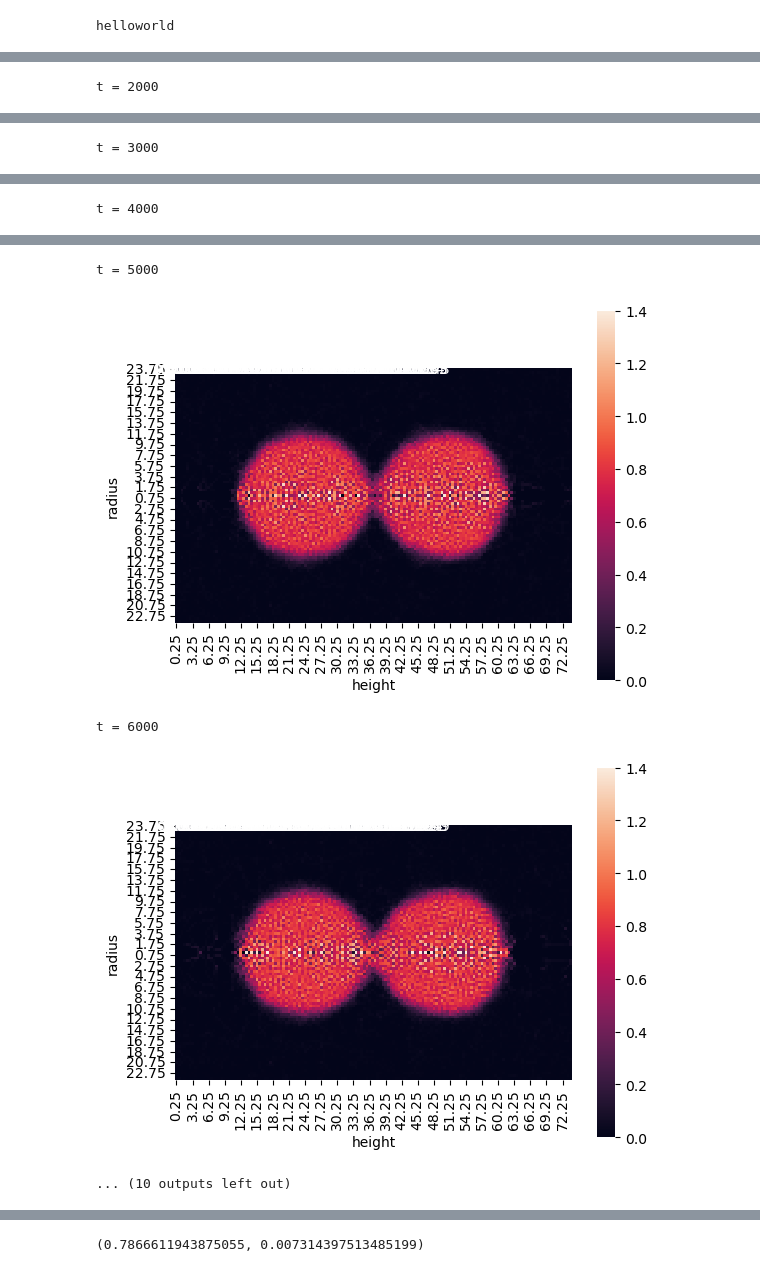
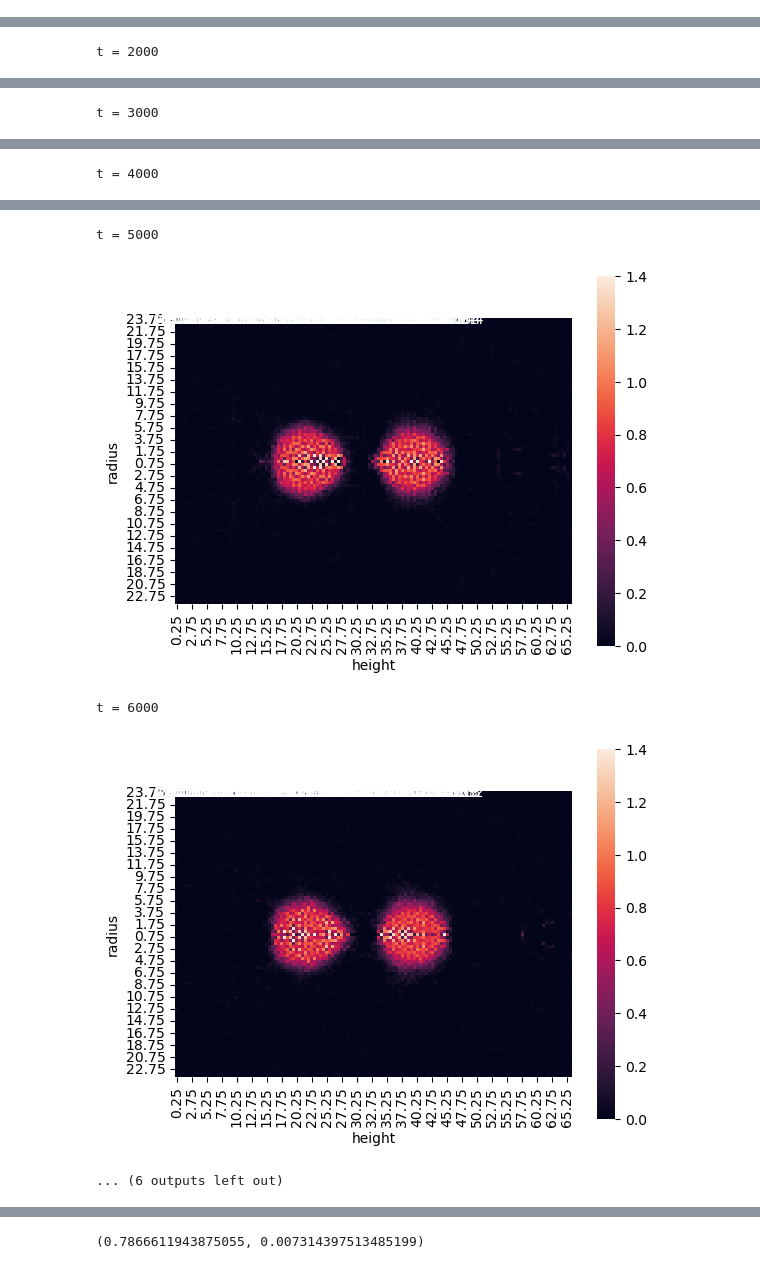
Before and after one commit to JakNiem/coalescence, a Jupyter notebook: postprocCoalescence.ipynb, the cells around one changed output, grey strips where cells are left out. Cells and saved outputs as stored; diff of their text form; code cells hidden in the pictures.

```diff
--- a/postprocCoalescence.ipynb
+++ b/postprocCoalescence.ipynb
@@ -17,10 +17,6 @@ import csv
 import re
 
 import seaborn as sns
-# %%
-print("helloworld")
-# %% [output]
-helloworld
 # %%
 # dirList = os.listdir('.')
 # folders = [f for f in dirList if os.path.isdir(f)]
@@ -85,16 +81,8 @@ helloworld
 #             sampledf.plot(x="pos", y="rho[0]", ax=ax, c=plt.cm.viridis(timeStep/ maxTimeStep))
 #             ax.get_legend().remove()
 # %%
-# # folders = ["./T0.7_d20"]
-# dirList = os.listdir('.')
-# # folders = [f for f in dirList if os.path.isdir(f)]
-# folders = ["T0.7_d4_r6"]
-# for folder in folders:
-# folder = "T0.7_d2_r6"
-# folder = "T0.7_r12_d4"
-# folder = "T0.7_r6_d2"
-
-folder = "T0.7_r12_d2"
+# folder = "_oldRuns/T0.7_r12_d2" # TESTCASE, functional
+folder = "T0.7_r6_d6"
 
 dirList = os.listdir(folder)
 scalarSamples = [f for f in dirList if 'CylindricSampling' in f]
@@ -140,5 +128,5 @@ t = 4000
 t = 5000
-[figure, old version]
+[figure, new version]
 t = 6000
-[figure, old version]
+[figure, new version]
-... (10 outputs left out)
+... (6 outputs left out)
```
Also changed, not shown: parts of 2 cells of this notebook, 1 other file.
